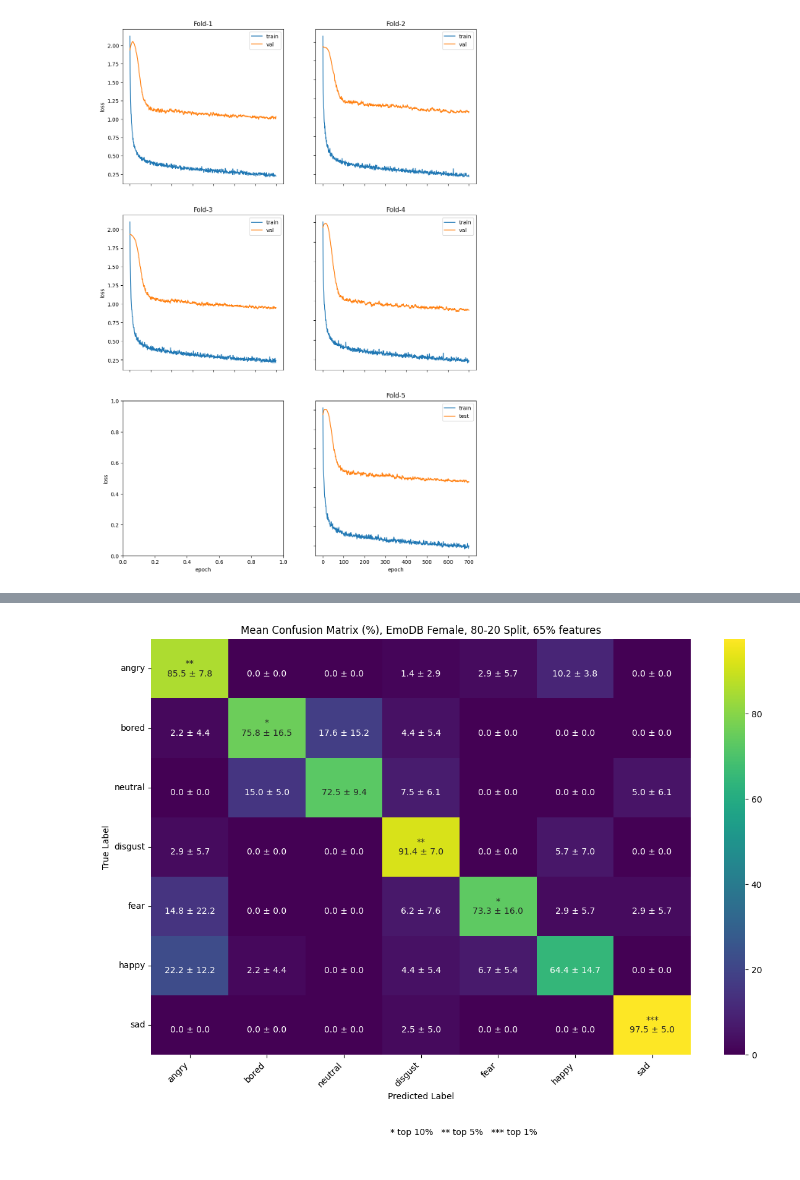
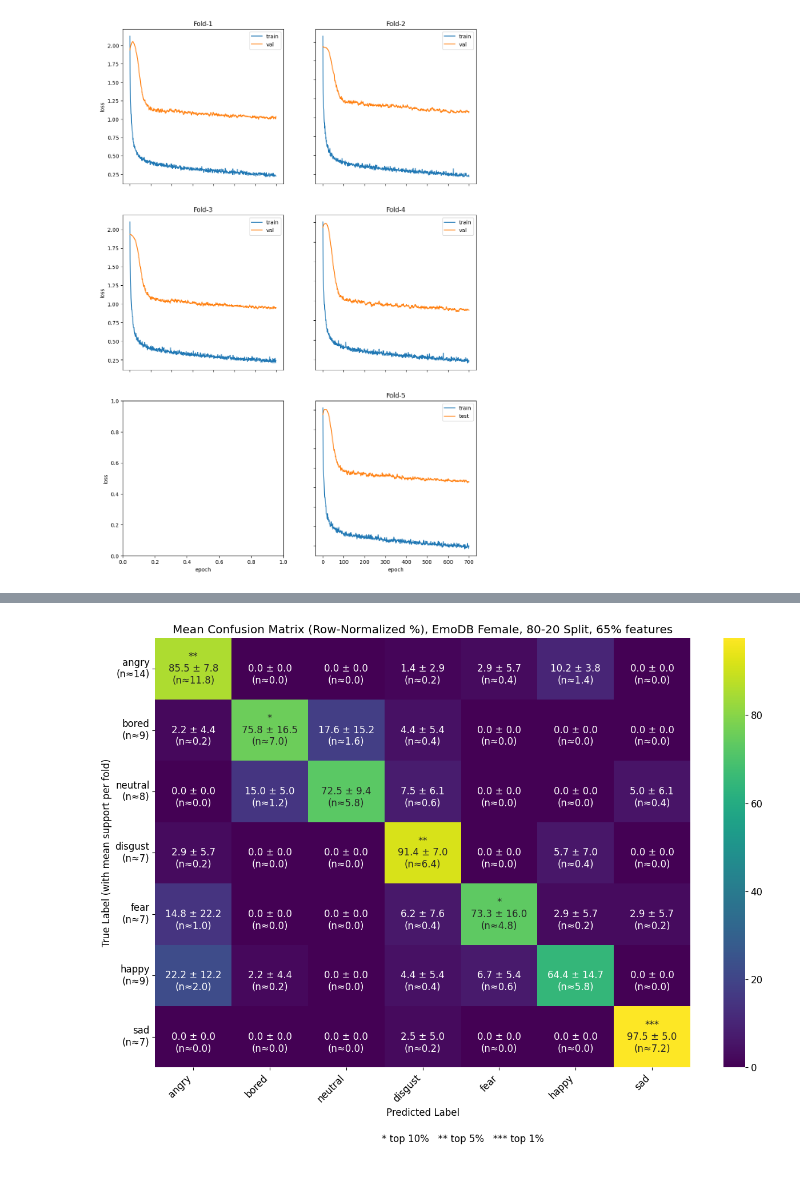
Before and after one commit to qzwg7hs/gender-aware-SER, a Jupyter notebook: train/EMODB/EmoDB_gender_female.ipynb, the cells around one changed output, grey strips where cells are left out. Cells and saved outputs as stored; diff of their text form; code cells hidden in the pictures.

```diff
--- a/train/EMODB/EmoDB_gender_female.ipynb
+++ b/train/EMODB/EmoDB_gender_female.ipynb
@@ -583,51 +736,62 @@ import numpy as np
 import matplotlib.pyplot as plt
 import seaborn as sns
 
+plt.rcParams.update({'font.size': 12})
+
 conf_matrices_percent = conf_matrices / conf_matrices.sum(axis=2, keepdims=True) * 100
+
+valid_folds = conf_matrices.sum(axis=2)[:, 3] > 0  # index 3 = disgust
+conf_matrices_percent = conf_matrices_percent[valid_folds]
+
 np.save('cm_emodb_gender_female.npy', conf_matrices_percent)
-
 
 mean_cm = np.mean(conf_matrices_percent, axis=0)
 std_cm = np.std(conf_matrices_percent, axis=0)
+
+# Mean raw counts per fold
+mean_counts = np.mean(conf_matrices, axis=0)
 
 # Compute percentile thresholds for annotation
 flat_vals = mean_cm.flatten()
 thr_90 = np.percentile(flat_vals, 90)
 thr_95 = np.percentile(flat_vals, 95)
 thr_99 = np.percentile(flat_vals, 99)
 
-# Create annotation labels with significance symbols
+# Create annotation labels with significance symbols + raw counts
 labels = np.empty(mean_cm.shape, dtype=object)
 for i in range(mean_cm.shape[0]):
     for j in range(mean_cm.shape[1]):
         val = mean_cm[i, j]
         symbol = ""
         if val >= thr_99:
             symbol = "***"
         elif val >= thr_95:
             symbol = "**"
         elif val >= thr_90:
             symbol = "*"
-        labels[i, j] = f"{symbol}\n{val:.1f} ± {std_cm[i, j]:.1f}"
+        labels[i, j] = f"{symbol}\n{val:.1f} ± {std_cm[i, j]:.1f}\n(n≈{mean_counts[i, j]:.1f})"
 
 listik = ['angry', 'bored', 'neutral', 'disgust', 'fear', 'happy', 'sad']
 
+# Per-class support (mean samples per true class per fold)
+mean_support = np.mean(conf_matrices.sum(axis=2), axis=0)
+row_labels = [f"{name}\n(n≈{sup:.0f})" for name, sup in zip(listik, mean_support)]
+
 # Plot
-plt.figure(figsize=(12,8))
+plt.figure(figsize=(13, 9))
 ax = sns.heatmap(mean_cm, annot=labels, fmt="", cmap="viridis", cbar=True)
-
 ax.set_xticks(np.arange(len(listik)) + 0.5)
 ax.set_yticks(np.arange(len(listik)) + 0.5)
 ax.set_xticklabels(listik, rotation=45, ha="right")
-ax.set_yticklabels(listik, rotation=0)
-
-plt.title("Mean Confusion Matrix (%), EmoDB Female, 80-20 Split, 65% features")
+ax.set_yticklabels(row_labels, rotation=0)
+plt.title("Mean Confusion Matrix (Row-Normalized %), EmoDB Female, 80-20 Split, 65% features")
 plt.xlabel("Predicted Label")
-plt.ylabel("True Label")
+plt.ylabel("True Label (with mean support per fold)")
 plt.tight_layout()
 plt.figtext(0.5, -0.05,
-            "* top 10%   ** top 5%   *** top 1%",
-            ha="center", fontsize=10)
+            "* top 10%   ** top 5%   *** top 1%\n",
+            ha="center", fontsize=12)
+plt.savefig("cm_emodb_gender_female.eps", bbox_inches='tight')
 plt.show()
 # %% [output]
-[figure, old version]
+[figure, new version]
```
Also changed, not shown: parts of 4 cells of this notebook, 12 other files.
